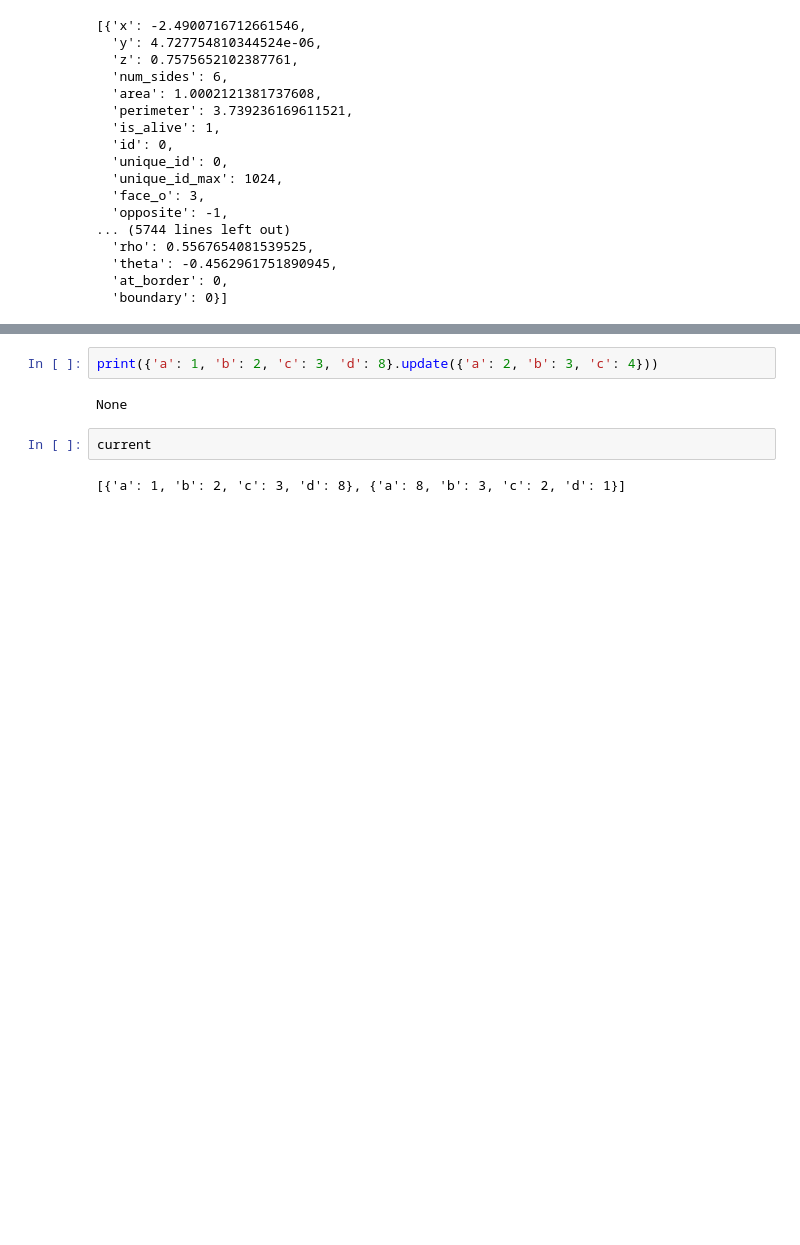
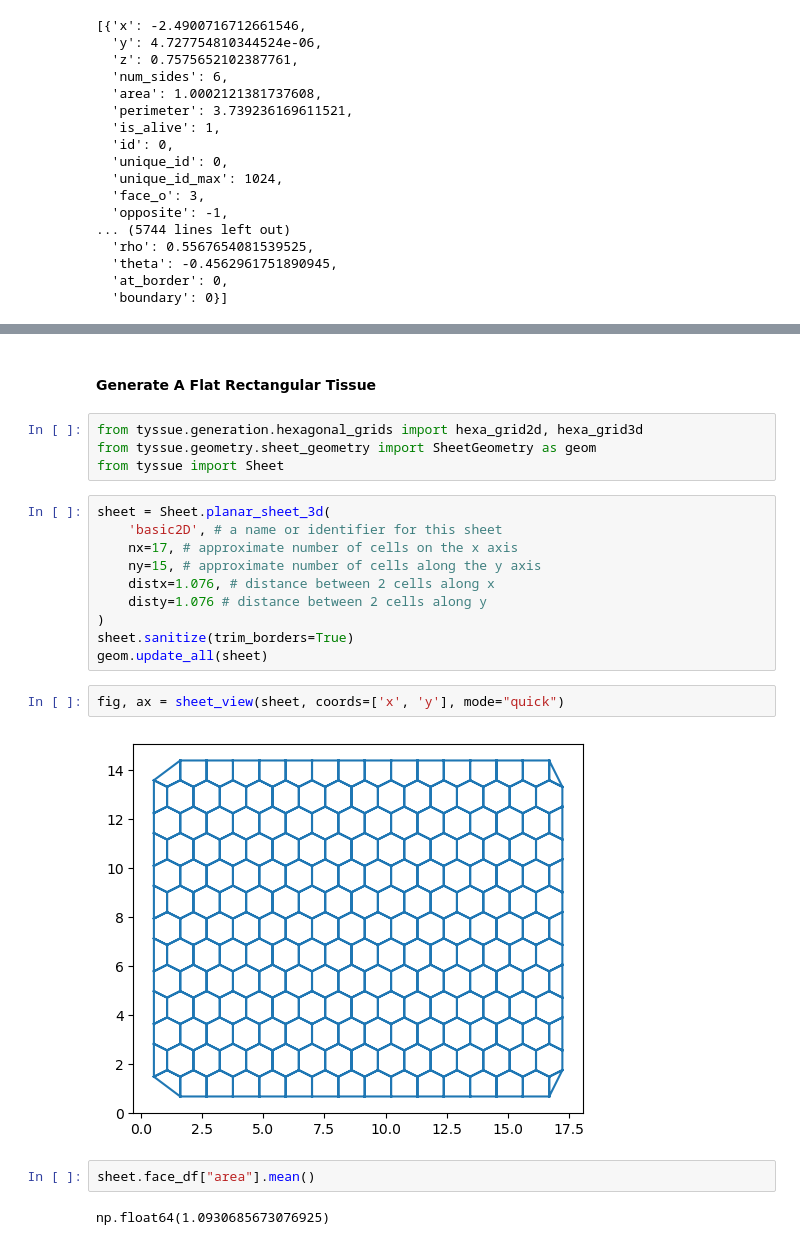
Before and after one commit to vivarium-collective/vivarium-tyssue, a Jupyter notebook: Notebooks/cylindermodel.ipynb, the cells around one changed output, grey strips where cells are left out. Saved outputs shown, nothing was run; the diff lists cells and outputs as text; blank space fills up the shorter version.

```diff
--- a/Notebooks/cylindermodel.ipynb
+++ b/Notebooks/cylindermodel.ipynb
@@ -376,8 +348,24 @@ current
-# %%
-print({'a': 1, 'b': 2, 'c': 3, 'd': 8}.update({'a': 2, 'b': 3, 'c': 4}))
-# %% [output]
-None
-# %%
-current
-# %% [output]
-[{'a': 1, 'b': 2, 'c': 3, 'd': 8}, {'a': 8, 'b': 3, 'c': 2, 'd': 1}]
+# %% [markdown]
+#### Generate A Flat Rectangular Tissue
+# %%
+from tyssue.generation.hexagonal_grids import hexa_grid2d, hexa_grid3d
+from tyssue.geometry.sheet_geometry import SheetGeometry as geom
+from tyssue import Sheet
+# %%
+sheet = Sheet.planar_sheet_3d(
+    'basic2D', # a name or identifier for this sheet
+    nx=17, # approximate number of cells on the x axis
+    ny=15, # approximate number of cells along the y axis
+    distx=1.076, # distance between 2 cells along x
+    disty=1.076 # distance between 2 cells along y
+)
+sheet.sanitize(trim_borders=True)
+geom.update_all(sheet)
+# %%
+fig, ax = sheet_view(sheet, coords=['x', 'y'], mode="quick")
+# %% [output]
+[figure, added]
+# %%
+sheet.face_df["area"].mean()
+# %% [output]
+np.float64(1.0930685673076925)
```
Also changed, not shown: parts of 7 cells of this notebook, 8 other files.
